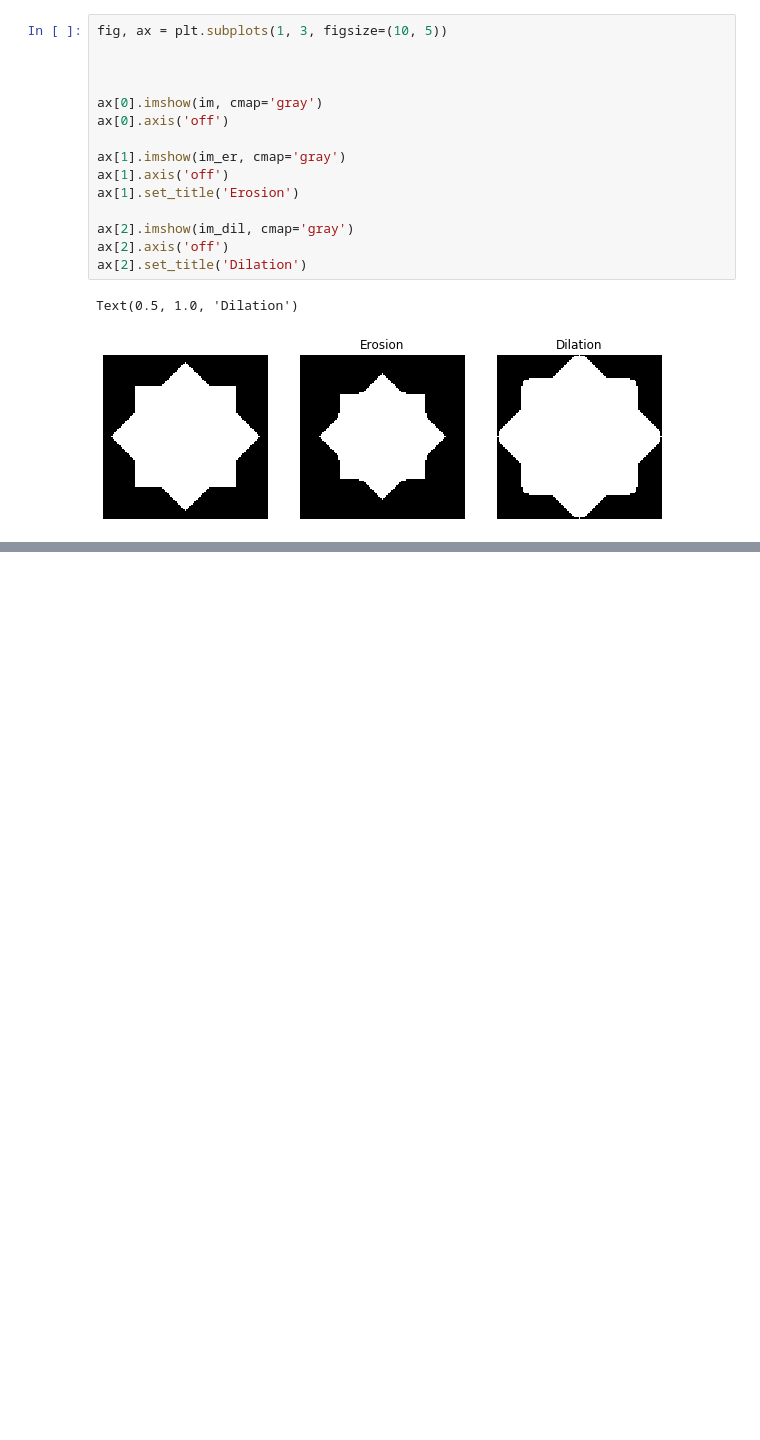
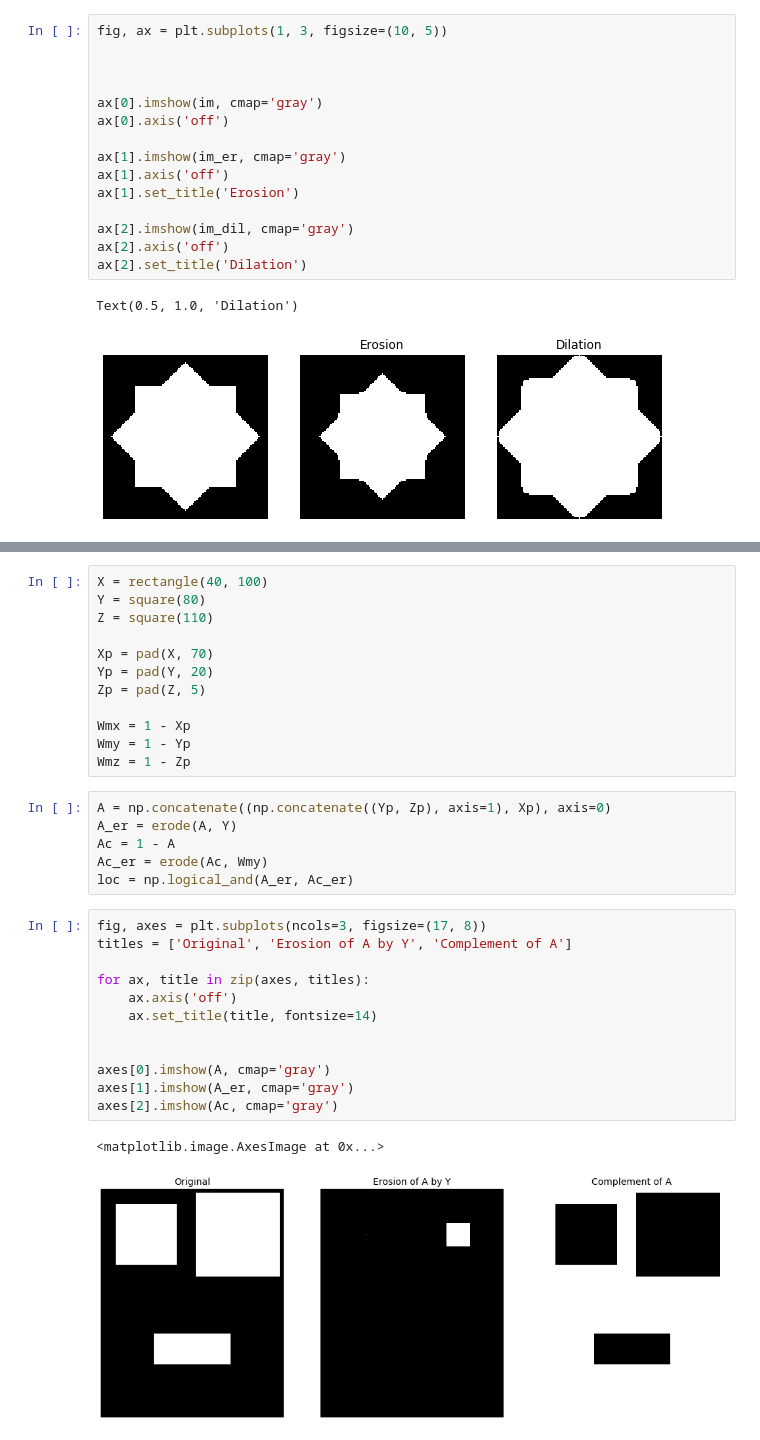
Before and after one commit to uw-cheme599/uw-cheme599.github.io, a Jupyter notebook: Wi20_content/morphology.ipynb, the cells around one changed output, grey strips where cells are left out. Drawn from its saved outputs; the diff is of its cells as text; blank space fills up the shorter version.

```diff
--- a/Wi20_content/morphology.ipynb
+++ b/Wi20_content/morphology.ipynb
@@ -135,0 +193,33 @@ plt.imshow(test, cmap='gray')
+# %%
+X = rectangle(40, 100)
+Y = square(80)
+Z = square(110)
+
+Xp = pad(X, 70)
+Yp = pad(Y, 20)
+Zp = pad(Z, 5)
+
+Wmx = 1 - Xp
+Wmy = 1 - Yp
+Wmz = 1 - Zp
+# %%
+A = np.concatenate((np.concatenate((Yp, Zp), axis=1), Xp), axis=0)
+A_er = erode(A, Y)
+Ac = 1 - A
+Ac_er = erode(Ac, Wmy)
+loc = np.logical_and(A_er, Ac_er)
+# %%
+fig, axes = plt.subplots(ncols=3, figsize=(17, 8))
+titles = ['Original', 'Erosion of A by Y', 'Complement of A']
+
+for ax, title in zip(axes, titles):
+    ax.axis('off')
+    ax.set_title(title, fontsize=14)
+
+
+axes[0].imshow(A, cmap='gray')
+axes[1].imshow(A_er, cmap='gray')
+axes[2].imshow(Ac, cmap='gray')
+# %% [output]
+<matplotlib.image.AxesImage at 0x...>
+[figure, added]
```
Also changed, not shown: parts of 65 cells of this notebook, 12 other files.
